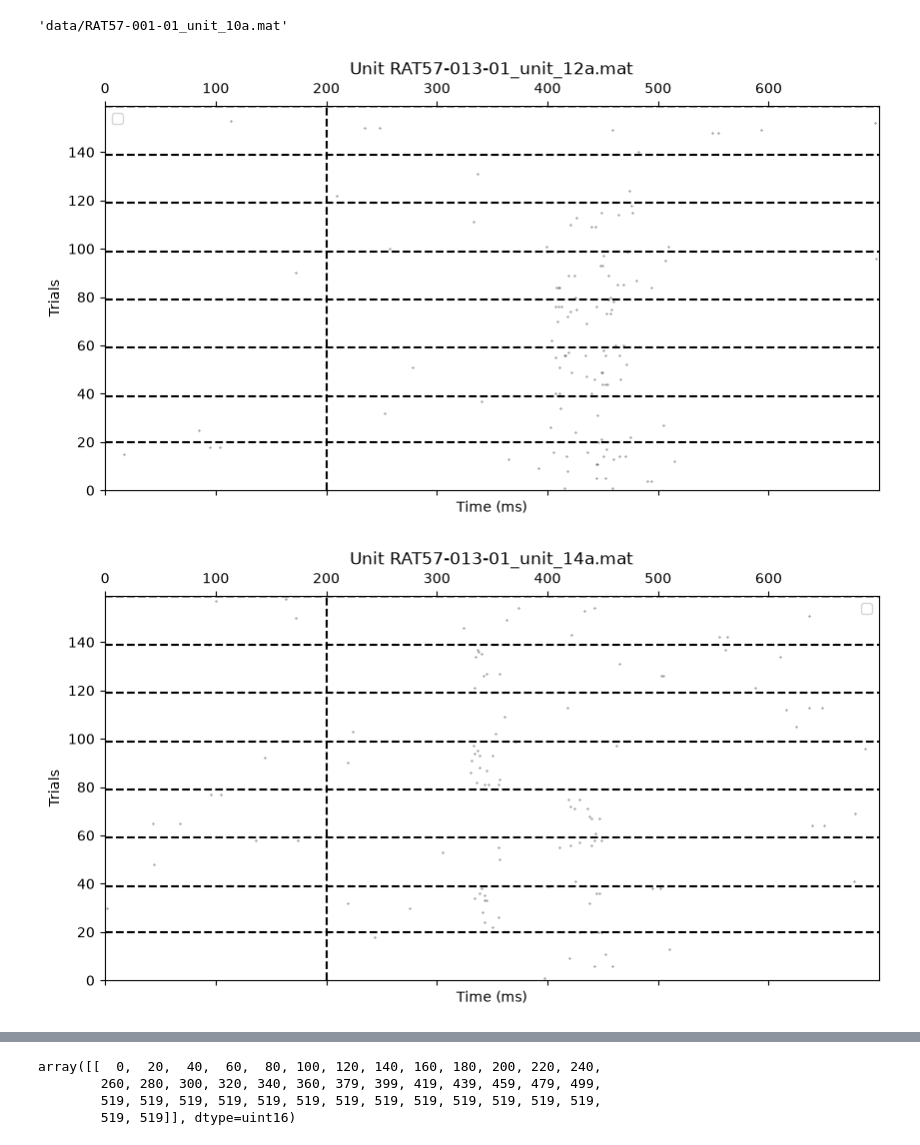
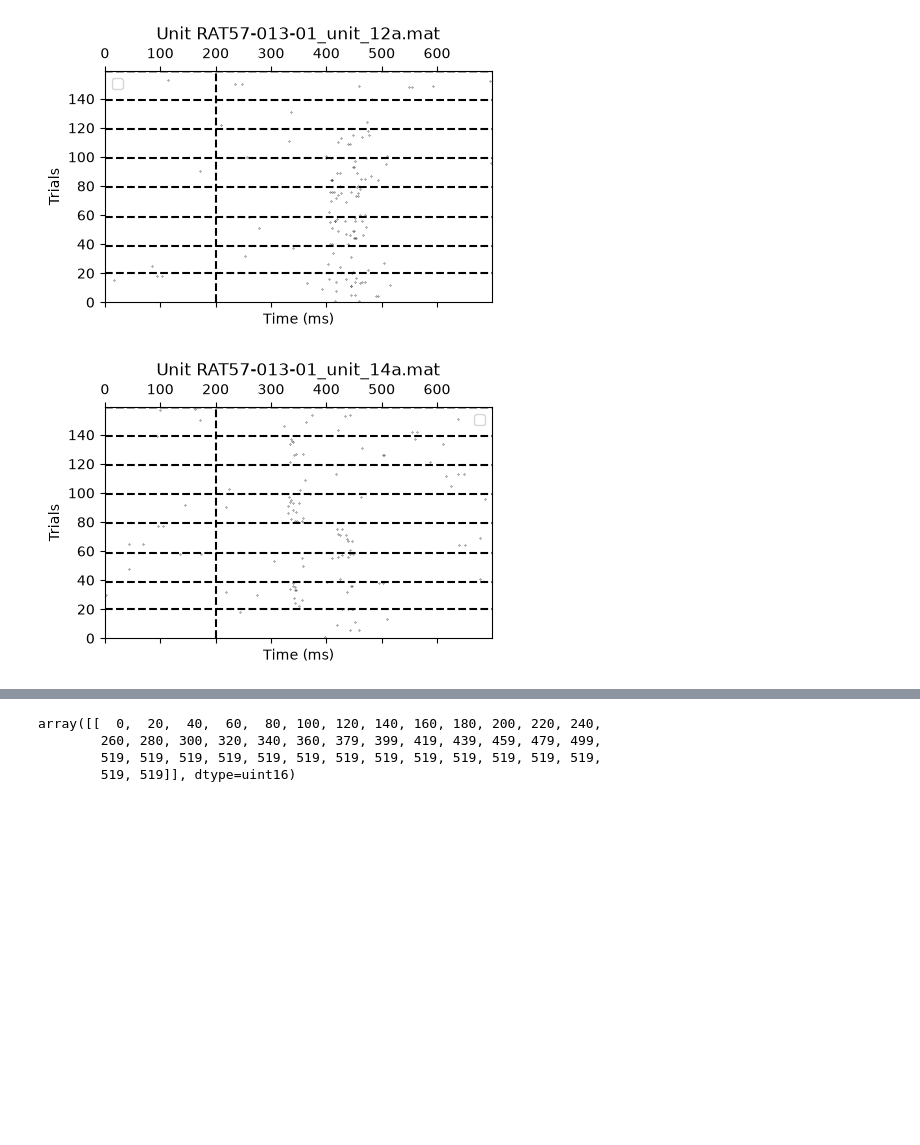
Before and after one commit to nicolascatz/DA3_APC_SU_2026, a Jupyter notebook: Scripts/APC_SU_Open_and_start.ipynb, the cells around one changed output, grey strips where cells are left out. Drawn from its saved outputs; the diff is of its cells as text; code cells hidden in the pictures; blank space fills up the shorter version.

```diff
--- a/Scripts/APC_SU_Open_and_start.ipynb
+++ b/Scripts/APC_SU_Open_and_start.ipynb
@@ -14,31 +12,27 @@ listdir=os.listdir('data')
-# %%
-'data/'+ listdir[i]
-# %% [output]
-'data/RAT57-001-01_unit_10a.mat'
 # %%
 for i in range(90,100): #range(len(listdir)):
     data=loadmat('data/'+ listdir[i])
-    data.keys()
     su=data['single_unit_aligned_sorted']
     list_trial_name=data['list_trial_name']
     N_cond = data['N_cond'].tolist()
     N_cond=N_cond[0]
 
-    fig,ax=plt.subplots(figsize=(10,5))
+    fig,ax=plt.subplots(figsize=(5,3))
     ax.spy(su[:,:700], markersize=0.5,aspect='auto',color='k',marker='.')
     ax.set_title(f'Unit {listdir[i]}')
     ax.set_xlabel('Time (ms)')
     ax.set_ylabel('Trials')
     ax.legend()
     ax.set_ylim(0, su.shape[0])
     ax.set_aspect('auto')
-    # ax.set_facecolor('lightgray')
     ax.grid(True, color='white', linestyle='-', linewidth=0.5)
     ax.set_axisbelow(True)
     ax.axvline(x=200, color='k', linestyle='--', label='Stimulus Onset')
+
     for t in range(1,len(N_cond)):
         ax.axhline(y=N_cond[t], color='k', linestyle='--', label='Condition Boundary')
+
     plt.show()
 # %% [output]
-[figure, old version]
+[figure, new version]
-[figure, old version]
+[figure, new version]
```
Also changed, not shown: parts of 2 cells of this notebook.
